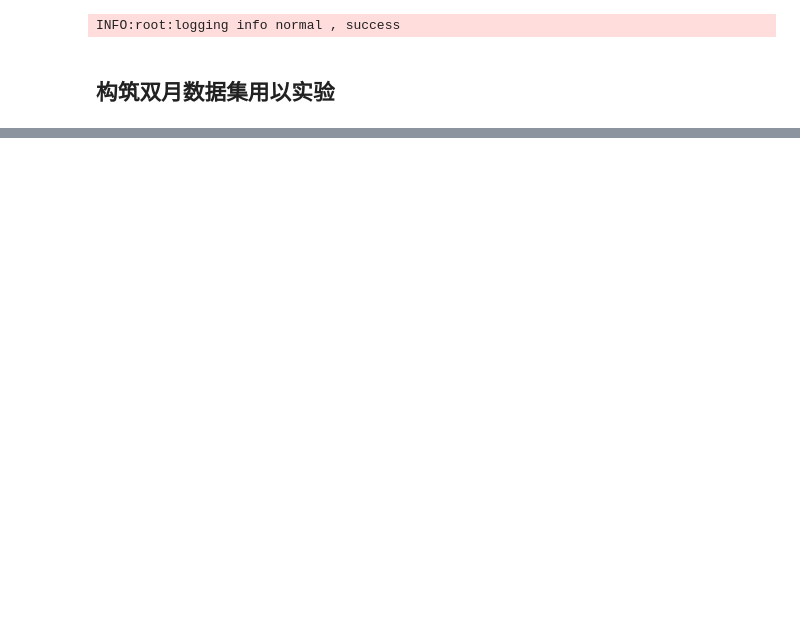
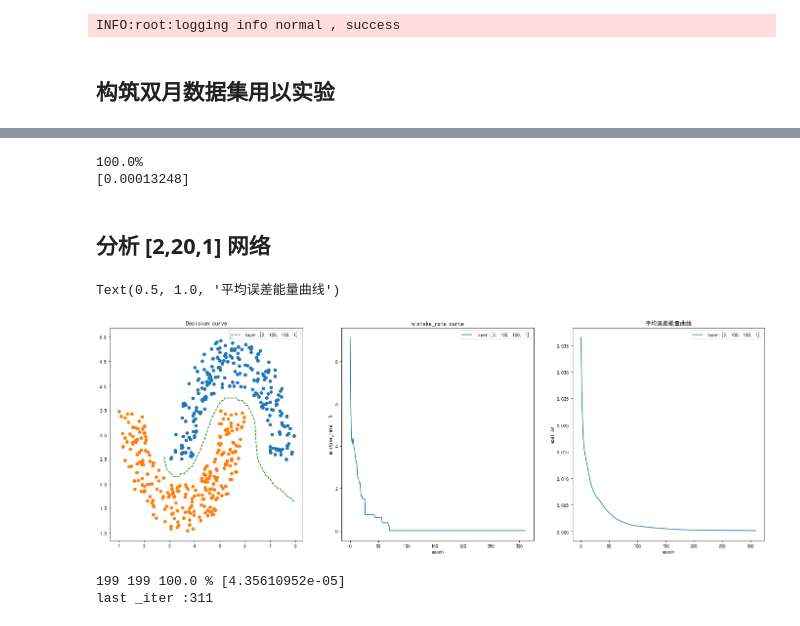
Before and after one commit to JingYu0266/ML-algorithm-implementation, a Jupyter notebook: MultilayerPerceptron/MLP.ipynb, the cells around one changed output, grey strips where cells are left out. Cells and saved outputs as stored; diff of their text form; code cells hidden in the pictures; blank space fills up the shorter version.

```diff
--- a/MultilayerPerceptron/MLP.ipynb
+++ b/MultilayerPerceptron/MLP.ipynb
@@ -202,0 +234,73 @@ Epoch : 1000 , _iter:999 , accuracy : 798,accracy_rate = 99.75%
+# %%
+for i in mistake_line:
+    print(f'{100 -i[-1]}%')
+
+for i in epsilon_line:
+    print(i[-1])
+# %% [output]
+100.0%
+[0.00013248]
+# %% [markdown]
+## 分析 [2,20,1] 网络
+# %%
+plt.rcParams["font.family"]="SimHei"
+p_point_x1 = [ X_train[i,0] for i in range(len(X_train)) if y_train[i] == 1]
+p_point_x2 = [ X_train[i,1] for i in range(len(X_train)) if y_train[i] == 1]
+n_point_x1 = [ X_train[i,0] for i in range(len(X_train)) if y_train[i] == 0]
+n_point_x2 = [ X_train[i,1] for i in range(len(X_train)) if y_train[i] == 0]
+
+fig = plt.figure(figsize=(24,8))
+ax_1 = fig.add_subplot(131)
+ax_2 = fig.add_subplot(132)
+ax_3 = fig.add_subplot(133)
+
+ax_1.scatter(p_point_x1, p_point_x2, alpha=1)
+ax_1.scatter(n_point_x1, n_point_x2, alpha=1)
+
+test_x = []
+test_y = []
+y_p_old = 0
+for x in np.arange(1., 8., 0.05):  # 取点x=-15~25  y=-10~10 带入前向计算 得出y_p
+    y_p_old = None
+    for y in np.arange(0., 5., 0.05):
+        y_p = mlp_arr[0].predict_single((x,y))
+        # print(y_p)
+        # 如果上次y_p小于0.5 并且 这次y_p大于0.5，
+        if y_p_old != None and y_p_old != y_p:
+            if x not in test_x:
+                test_x.append(x)  # 在列表末尾追加新的对象x
+            # if y not in test_y:
+                test_y.append(y-0.05)  # 在列表末尾追加新的对象y
+        y_p_old = y_p
+ax_1.plot(test_x,test_y,'g--',label=f'layer:{layer[0]}')
+# ax_1.scatter(test_x,test_y,label=f'layer:{layer[0]}')
+
+ax_2.set_xlabel('epoch')
+ax_2.set_ylabel('mistake_rate : %')
+ax_2.plot(range(len(mistake_line[0])),mistake_line[0],label=f'layer:{layer[0]}')
+
+ax_3.set_xlabel('epoch')
+ax_3.set_ylabel('epsilon')
+ax_3.plot(range(len(epsilon_line[0])),epsilon_line[0],label=f'layer:{layer[0]}')
+
+ax_1.legend(loc=1)
+ax_2.legend(loc=1)
+ax_3.legend(loc=1)
+
+ax_1.set_title('Decision curve')
+ax_2.set_title('mistake_rate curve')
+# ax_3.set_title('ϵ curve')
+ax_3.set_title('平均误差能量曲线')
+# %% [output]
+Text(0.5, 1.0, '平均误差能量曲线')
+[figure, added]
+# %%
+for i in range(len(layer)):
+    count,epsilon = mlp_arr[i].score(X_test, y_test)
+    print(len(X_test),count,count/len(X_test) * 100,'%',epsilon)
+    print(f'last _iter :{len(epsilon_line[i])}')
+# 0.0000531
+# 0.00024
+# %% [output]
+199 199 100.0 % [4.35610952e-05]
+last _iter :311
```
Also changed, not shown: parts of 10 cells of this notebook, 3 other files.
